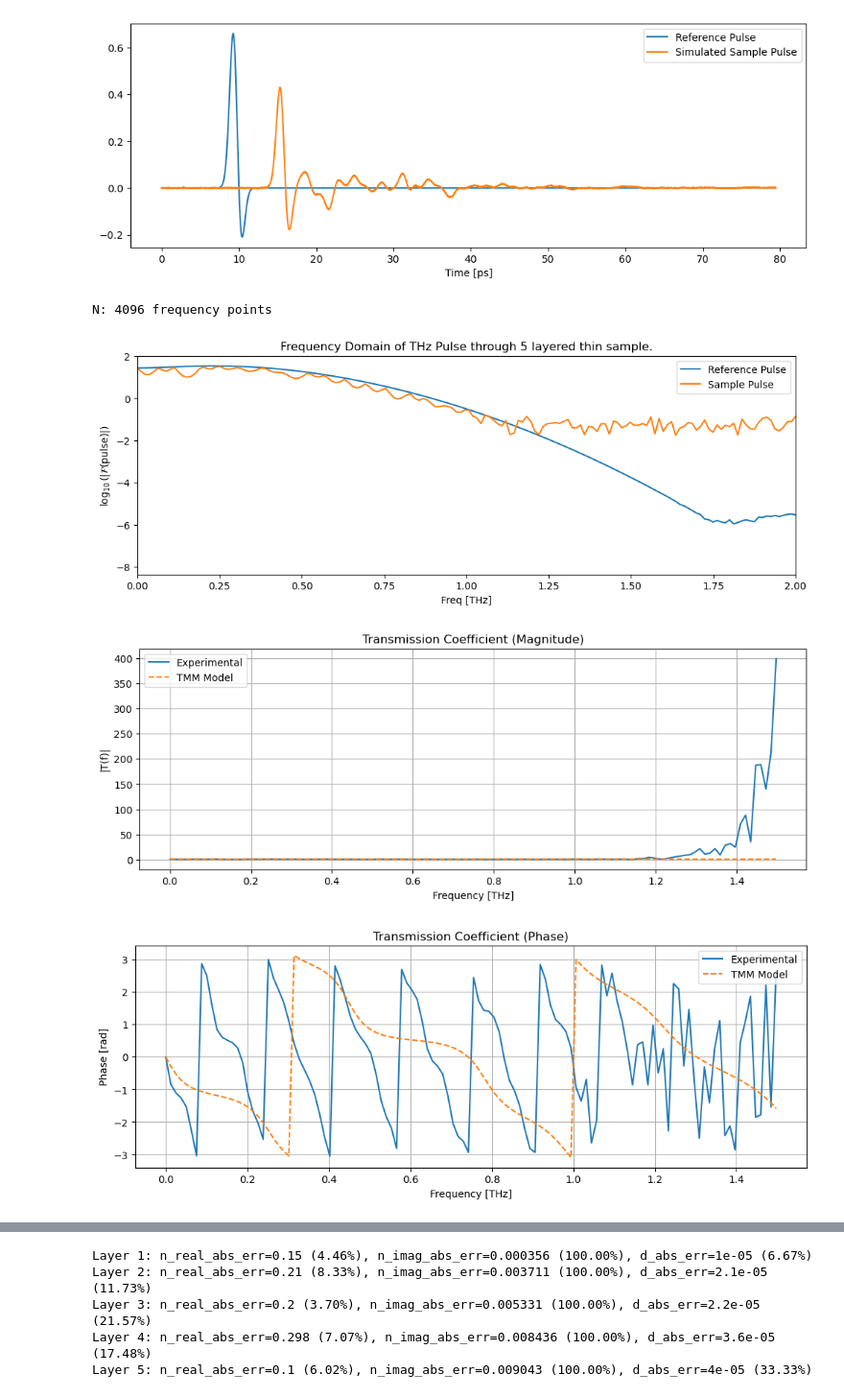
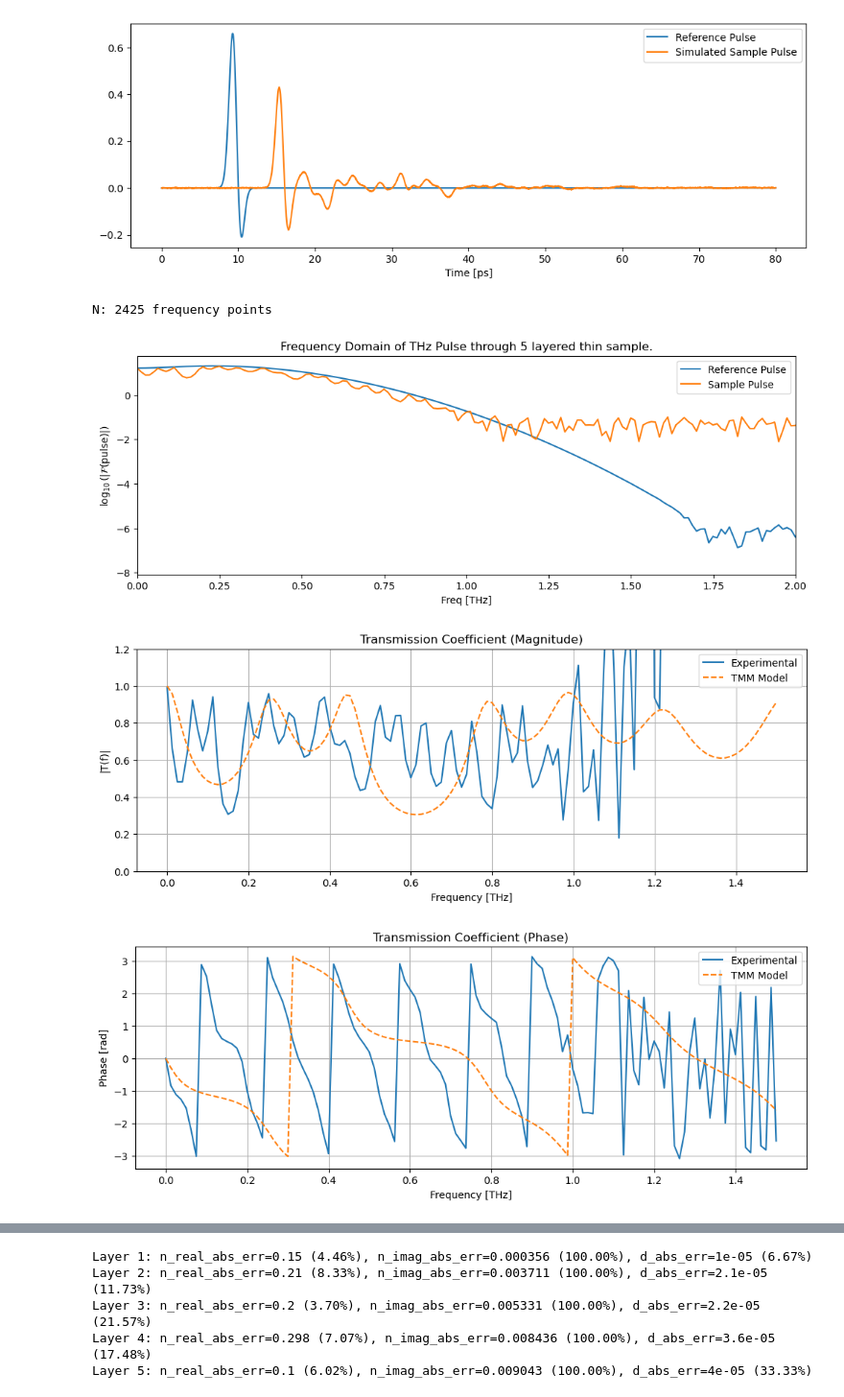
Before and after one commit to Loriginale2000/TerahertzProject, a Jupyter notebook: TheoTHzTDS/THz-TDS/Transfer Matrix Method/5_layer_simulated.ipynb, the cells around one changed output, grey strips where cells are left out. Shown at 96% size. Saved outputs shown, nothing was run; the diff lists cells and outputs as text; code cells hidden in the pictures.

```diff
--- a/TheoTHzTDS/THz-TDS/Transfer Matrix Method/5_layer_simulated.ipynb
+++ b/TheoTHzTDS/THz-TDS/Transfer Matrix Method/5_layer_simulated.ipynb
@@ -67,8 +67,8 @@ def compare_material_stacks(calculated, real):
     return results
 # %%
 # Define simulation parameters
-deltat = 0.0194e-12  # Time step
-L = 2**12  # Number of time points
+deltat = 3.30033000000185e-14  # Time step
+L = 2425  # Number of time points
 
 # Generate reference pulse
 reference_pulse = simulate_reference(L, deltat)
@@ -138,8 +138,8 @@ plt.xlim(0, 2)
 plt.legend()
 plt.show()
 # %% [output]
-N: 4096 frequency points
+N: 2425 frequency points
-[figure, old version]
+[figure, new version]
 # %%
 # --- Experimental transmission from data ---
 freqs_ref, spec_ref = get_frequency_domain(reference_pulse, deltat)
@@ -151,35 +151,36 @@ T_model_full, _ = simulate_parallel(reference_pulse, material_params_exp, deltat
 # Downsample to same frequency resolution as experimental FFT
 L = len(reference_pulse)
 T_model = T_model_full[:L]  # Match positive + negative frequencies in exp data
 
 # --- Frequency mask for 0–4 THz ---
 freqs_thz = freqs_ref[:L//2] * 1e-12
 mask = freqs_thz <= 1.5
 
 # --- Plot magnitude ---
 plt.figure(figsize=(12,4))
 plt.title("Transmission Coefficient (Magnitude)")
 plt.plot(freqs_thz[mask], np.abs(T_exp[:L//2][mask].detach().numpy()), label="Experimental")
 plt.plot(freqs_thz[mask], np.abs(T_model[:L//2][mask].detach().numpy()), label="TMM Model", linestyle="--")
 plt.xlabel("Frequency [THz]")
 plt.ylabel("|T(f)|")
 plt.legend()
+plt.ylim(0, 1.2)
 plt.grid(True)
 plt.show()
 
 # --- Plot phase ---
 plt.figure(figsize=(12,4))
 plt.title("Transmission Coefficient (Phase)")
 plt.plot(freqs_thz[mask], np.angle(T_exp[:L//2][mask].detach().numpy()), label="Experimental")
 plt.plot(freqs_thz[mask], np.angle(T_model[:L//2][mask].detach().numpy()), label="TMM Model", linestyle="--")
 plt.xlabel("Frequency [THz]")
 plt.ylabel("Phase [rad]")
 plt.legend()
 plt.grid(True)
 plt.show()
 # %% [output]
-[figure, old version]
+[figure, new version]
-[figure, old version]
+[figure, new version]
 # %%
 plt.plot(np.real(T_exp.detach().cpu().numpy()[:len(T_exp)//4]))
 plt.show()
```
Also changed, not shown: parts of 8 cells of this notebook, 12 other files.
